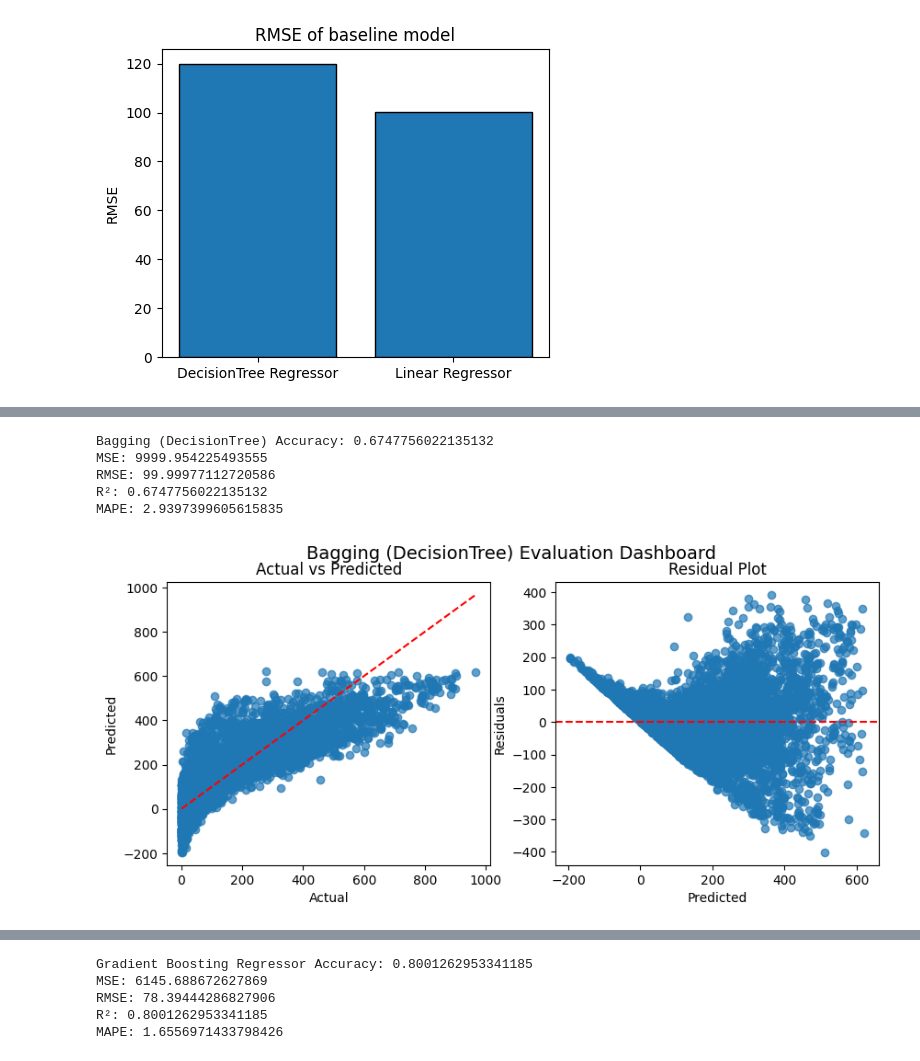
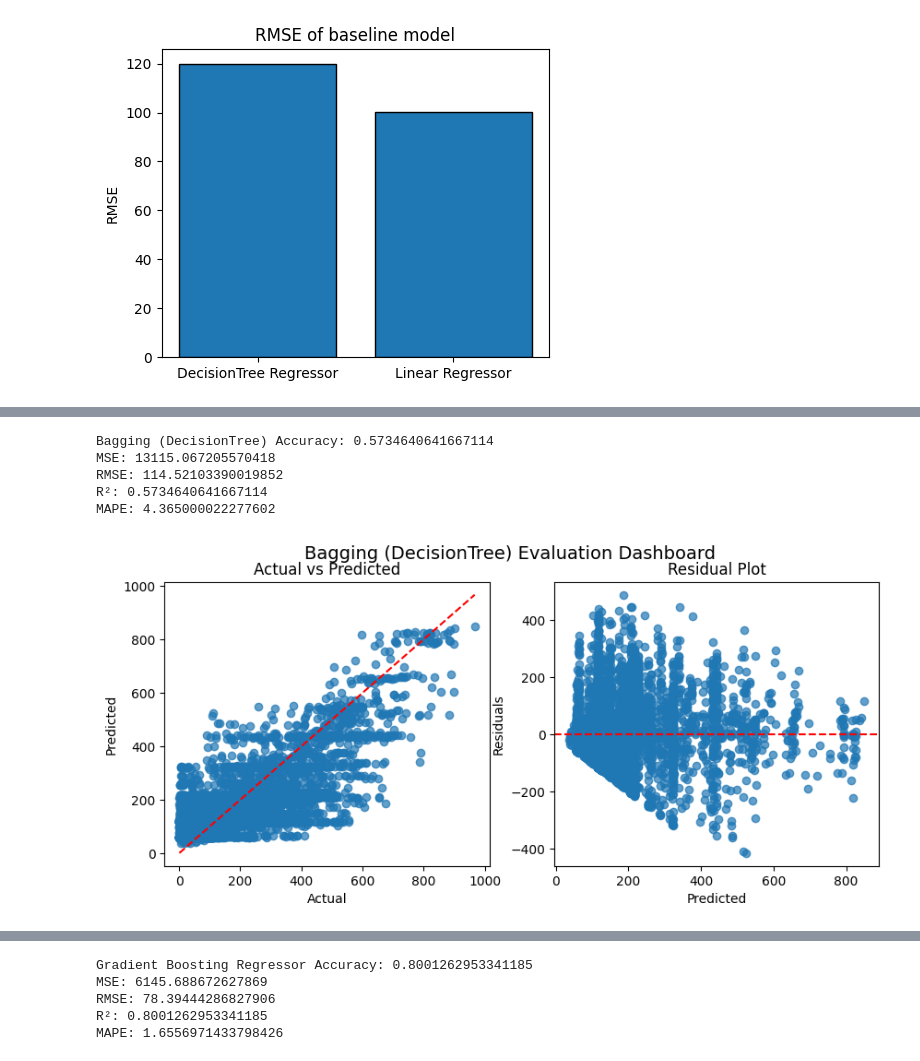
Before and after one commit to shashank-adsule/DA_Assignment_8, a Jupyter notebook: assesment 8.ipynb, the cells around one changed output, grey strips where cells are left out. Saved outputs shown, nothing was run; the diff lists cells and outputs as text; code cells hidden in the pictures.

```diff
--- a/assesment 8.ipynb
+++ b/assesment 8.ipynb
@@ -330,5 +334,5 @@ in our case The Bagging Regressor achieves a slightly lower RMSE than Linear Reg
 # %%
-base_model=LinearRegression()
+base_model=DecisionTreeRegressor(max_depth=6,random_state=42)
 model=BaggingRegressor(base_model,n_estimators=50,random_state=42,bootstrap=True)
 model_name="Bagging (DecisionTree)"
 model_scores[model_name]=dict()
@@ -341,39 +345,39 @@ print(f"\u001b[33m{model_name} Accuracy: \u001b[0m{model.score(x_scale_test,y_te
 print(f"\u001b[33mMSE: \u001b[0m{mean_squared_error(y_test,y_pred)}")
 print(f"\u001b[33mRMSE: \u001b[0m{mean_squared_error(y_test,y_pred)**0.5}")
 print(f"\u001b[33mR²: \u001b[0m{r2_score(y_test,y_pred)}")
 print(f"\u001b[33mMAPE: \u001b[0m{mean_absolute_percentage_error(y_test,y_pred)}")
 
 residuals = y_test - y_pred
 
 model_scores[model_name]["RMSE"]=mean_squared_error(y_test,y_pred)**0.5
 model_scores[model_name]["R^2"]=r2_score(y_test,y_pred)
 model_scores[model_name]["MAPE"]=mean_absolute_percentage_error(y_test,y_pred)
 
 fig, axes = plt.subplots(1,2, figsize=(10,4))
 fig.suptitle(f"{model_name} Evaluation Dashboard", fontsize=14)
 
 # Scatter: Actual vs Predicted
 axes[0].scatter(y_test, y_pred, alpha=0.7)
 axes[0].plot([y_test.min(), y_test.max()], [y_test.min(), y_test.max()], 'r--')
 axes[0].set_title("Actual vs Predicted")
 axes[0].set_xlabel("Actual")
 axes[0].set_ylabel("Predicted")
 
 # Residual Plot
 axes[1].scatter(y_pred, residuals, alpha=0.7)
 axes[1].axhline(0, color='r', linestyle='--')
 axes[1].set_title("Residual Plot")
 axes[1].set_xlabel("Predicted")
 axes[1].set_ylabel("Residuals")
 
 plt.subplots_adjust(hspace=0.6)
 # %% [output]
-Bagging (DecisionTree) Accuracy: 0.6747756022135132
-MSE: 9999.954225493555
-RMSE: 99.99977112720586
-R²: 0.6747756022135132
-MAPE: 2.9397399605615835
+Bagging (DecisionTree) Accuracy: 0.5734640641667114
+MSE: 13115.067205570418
+RMSE: 114.52103390019852
+R²: 0.5734640641667114
+MAPE: 4.365000022277602
-[figure, old version]
+[figure, new version]
 # %% [markdown]
 <h3 style="color:orange">Boosting (Bias Reduction)</h3>
 
```
Also changed, not shown: parts of 7 cells of this notebook.
